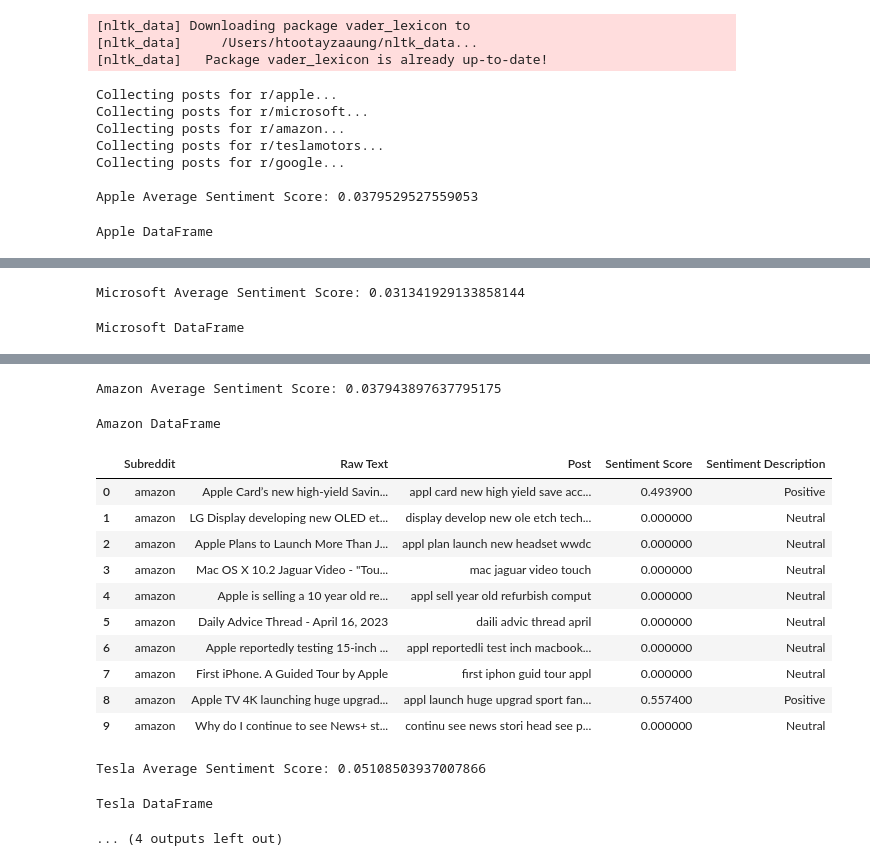
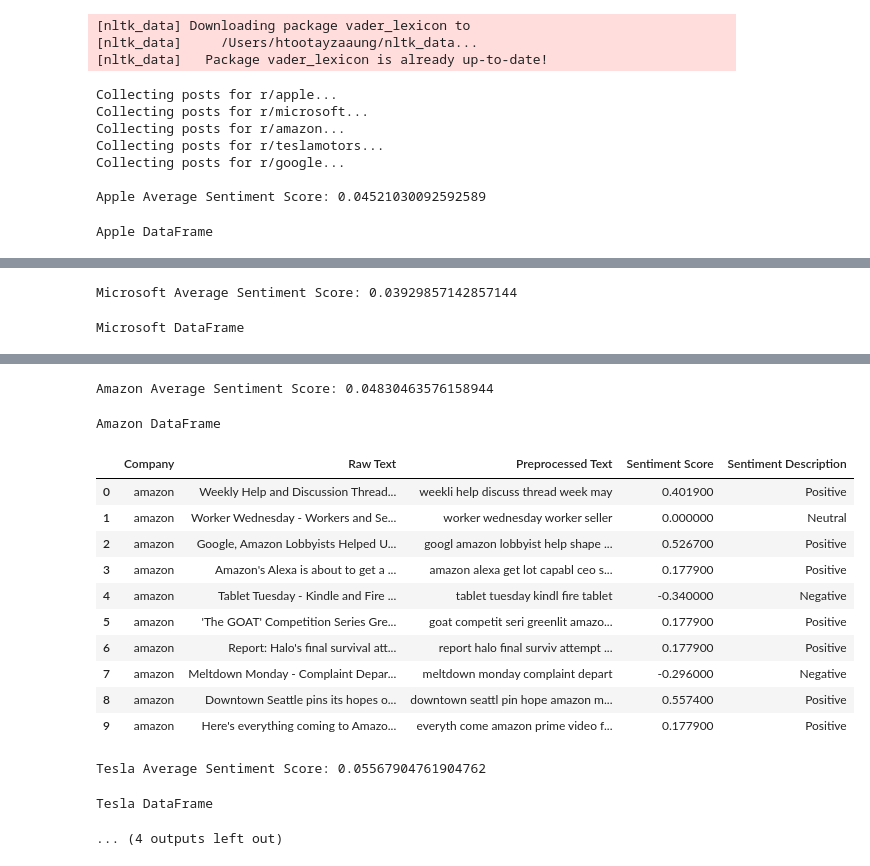
Before and after one commit to htootayzaaung/Data-Mining, a Jupyter notebook: Sentiment Analysis.ipynb, the cells around one changed output, grey strips where cells are left out. Cells and saved outputs as stored; diff of their text form; code cells hidden in the pictures.

```diff
--- a/Sentiment Analysis.ipynb
+++ b/Sentiment Analysis.ipynb
@@ -234,16 +232,11 @@ def preprocess_post(post):
 # List of subreddits to collect posts and analyze sentiment for
 subreddits = ["apple", "microsoft", "amazon", "teslamotors", "google"]
 
-# List to store preprocessed posts
+# Initialize the lists outside the loop
+subreddit_list = []
 preprocessed_posts = []
-
-# List to store raw posts
 raw_posts = []
-
-# List to store sentiment scores for each subreddit
 sentiment_scores = []
-
-# List to store sentiment descriptions for each score
 sentiment_descriptions = []
 
 # Initialize Vader sentiment analyzer
@@ -276,30 +269,34 @@ for subreddit in subreddits:
             sentiment_description = "Neutral"
         sentiment_descriptions.append(sentiment_description)
 
-data = {"Subreddit": subreddits * len(preprocessed_posts),
-        "Raw Text": raw_posts * len(subreddits),
-        "Post": preprocessed_posts * len(subreddits),
-        "Sentiment Score": sentiment_scores * len(subreddits),
-        "Sentiment Description": sentiment_descriptions * len(subreddits)}
+        # Append the subreddit name to the list
+        subreddit_list.append(subreddit)
+
+# Create a pandas dataframe to store the results
+data = {"Company": subreddit_list,
+        "Raw Text": raw_posts,
+        "Preprocessed Text": preprocessed_posts,
+        "Sentiment Score": sentiment_scores,
+        "Sentiment Description": sentiment_descriptions}
 df = pd.DataFrame(data)
 
-apple_df = df[df['Subreddit'] == 'apple'].reset_index(drop=True)
+apple_df = df[df['Company'] == 'apple'].reset_index(drop=True)
 print("\nApple Average Sentiment Score:", apple_df['Sentiment Score'].mean())
 display(apple_df.head(10).style.set_properties(**{'text-align': 'left'}).set_table_styles([{'selector': 'th', 'props': [('text-align', 'left')]}]).set_caption("Apple DataFrame"))
 
-microsoft_df = df[df['Subreddit'] == 'microsoft'].reset_index(drop=True)
+microsoft_df = df[df['Company'] == 'microsoft'].reset_index(drop=True)
 print("Microsoft Average Sentiment Score:", microsoft_df['Sentiment Score'].mean())
 display(microsoft_df.head(10).style.set_properties(**{'text-align': 'left'}).set_table_styles([{'selector': 'th', 'props': [('text-align', 'left')]}]).set_caption("Microsoft DataFrame"))
 
-amazon_df = df[df['Subreddit'] == 'amazon'].reset_index(drop=True)
+amazon_df = df[df['Company'] == 'amazon'].reset_index(drop=True)
 print("Amazon Average Sentiment Score:", amazon_df['Sentiment Score'].mean())
 display(amazon_df.head(10).style.set_properties(**{'text-align': 'left'}).set_table_styles([{'selector': 'th', 'props': [('text-align', 'left')]}]).set_caption("Amazon DataFrame"))
 
-tesla_df = df[df['Subreddit'] == 'teslamotors'].reset_index(drop=True)
+tesla_df = df[df['Company'] == 'teslamotors'].reset_index(drop=True)
 print("Tesla Average Sentiment Score:", tesla_df['Sentiment Score'].mean())
 display(tesla_df.head(10).style.set_properties(**{'text-align': 'left'}).set_table_styles([{'selector': 'th', 'props': [('text-align', 'left')]}]).set_caption("Tesla DataFrame"))
 
-google_df = df[df['Subreddit'] == 'google'].reset_index(drop=True)
+google_df = df[df['Company'] == 'google'].reset_index(drop=True)
 print("Google Average Sentiment Score:", google_df['Sentiment Score'].mean())
 display(google_df.head(10).style.set_properties(**{'text-align': 'left'}).set_table_styles([{'selector': 'th', 'props': [('text-align', 'left')]}]).set_caption("Google DataFrame"))
 # %% [output]
@@ -312,5 +309,5 @@ Collecting posts for r/amazon...
 Collecting posts for r/teslamotors...
 Collecting posts for r/google...
 
-Apple Average Sentiment Score: 0.0379529527559053
+Apple Average Sentiment Score: 0.04521030092592589
 Apple DataFrame
@@ -328,2 +325,2 @@ Apple DataFrame
-Microsoft Average Sentiment Score: 0.031341929133858144
+Microsoft Average Sentiment Score: 0.03929857142857144
 Microsoft DataFrame
@@ -341,16 +338,16 @@ Microsoft DataFrame
-Amazon Average Sentiment Score: 0.037943897637795175
+Amazon Average Sentiment Score: 0.04830463576158944
 Amazon DataFrame
-|  | Subreddit | Raw Text | Post | Sentiment Score | Sentiment Description |
-| 0 | amazon | Apple Card’s new high-yield Savin... | appl card new high yield save acc... | 0.493900 | Positive |
-| 1 | amazon | LG Display developing new OLED et... | display develop new ole etch tech... | 0.000000 | Neutral |
-| 2 | amazon | Apple Plans to Launch More Than J... | appl plan launch new headset wwdc | 0.000000 | Neutral |
-| 3 | amazon | Mac OS X 10.2 Jaguar Video - "Tou... | mac jaguar video touch | 0.000000 | Neutral |
-| 4 | amazon | Apple is selling a 10 year old re... | appl sell year old refurbish comput | 0.000000 | Neutral |
-| 5 | amazon | Daily Advice Thread - April 16, 2023 | daili advic thread april | 0.000000 | Neutral |
-| 6 | amazon | Apple reportedly testing 15-inch ... | appl reportedli test inch macbook... | 0.000000 | Neutral |
-| 7 | amazon | First iPhone. A Guided Tour by Apple | first iphon guid tour appl | 0.000000 | Neutral |
-| 8 | amazon | Apple TV 4K launching huge upgrad... | appl launch huge upgrad sport fan... | 0.557400 | Positive |
-| 9 | amazon | Why do I continue to see News+ st... | continu see news stori head see p... | 0.000000 | Neutral |
+|  | Company | Raw Text | Preprocessed Text | Sentiment Score | Sentiment Description |
+| 0 | amazon | Weekly Help and Discussion Thread... | weekli help discuss thread week may | 0.401900 | Positive |
+| 1 | amazon | Worker Wednesday - Workers and Se... | worker wednesday worker seller | 0.000000 | Neutral |
+| 2 | amazon | Google, Amazon Lobbyists Helped U... | googl amazon lobbyist help shape ... | 0.526700 | Positive |
+| 3 | amazon | Amazon's Alexa is about to get a ... | amazon alexa get lot capabl ceo s... | 0.177900 | Positive |
+| 4 | amazon | Tablet Tuesday - Kindle and Fire ... | tablet tuesday kindl fire tablet | -0.340000 | Negative |
+| 5 | amazon | 'The GOAT' Competition Series Gre... | goat competit seri greenlit amazo... | 0.177900 | Positive |
+| 6 | amazon | Report: Halo's final survival att... | report halo final surviv attempt ... | 0.177900 | Positive |
+| 7 | amazon | Meltdown Monday - Complaint Depar... | meltdown monday complaint depart | -0.296000 | Negative |
+| 8 | amazon | Downtown Seattle pins its hopes o... | downtown seattl pin hope amazon m... | 0.557400 | Positive |
+| 9 | amazon | Here's everything coming to Amazo... | everyth come amazon prime video f... | 0.177900 | Positive |
-Tesla Average Sentiment Score: 0.05108503937007866
+Tesla Average Sentiment Score: 0.05567904761904762
 Tesla DataFrame
 ... (4 outputs left out)
```
Also changed, not shown: parts of 2 cells of this notebook.
